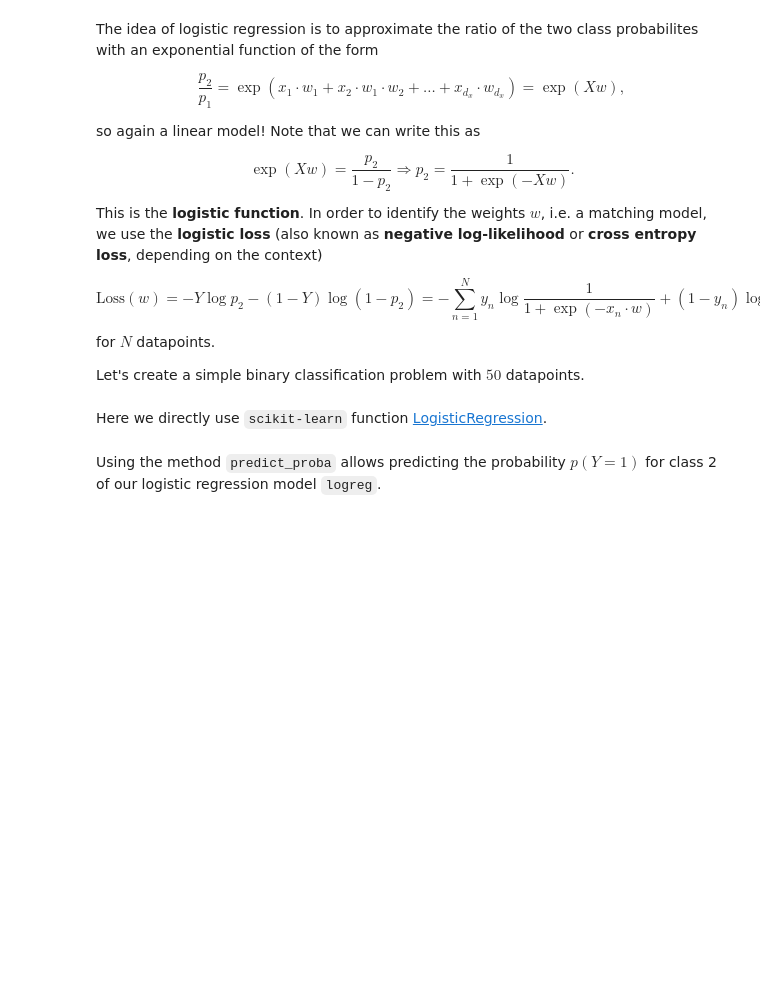
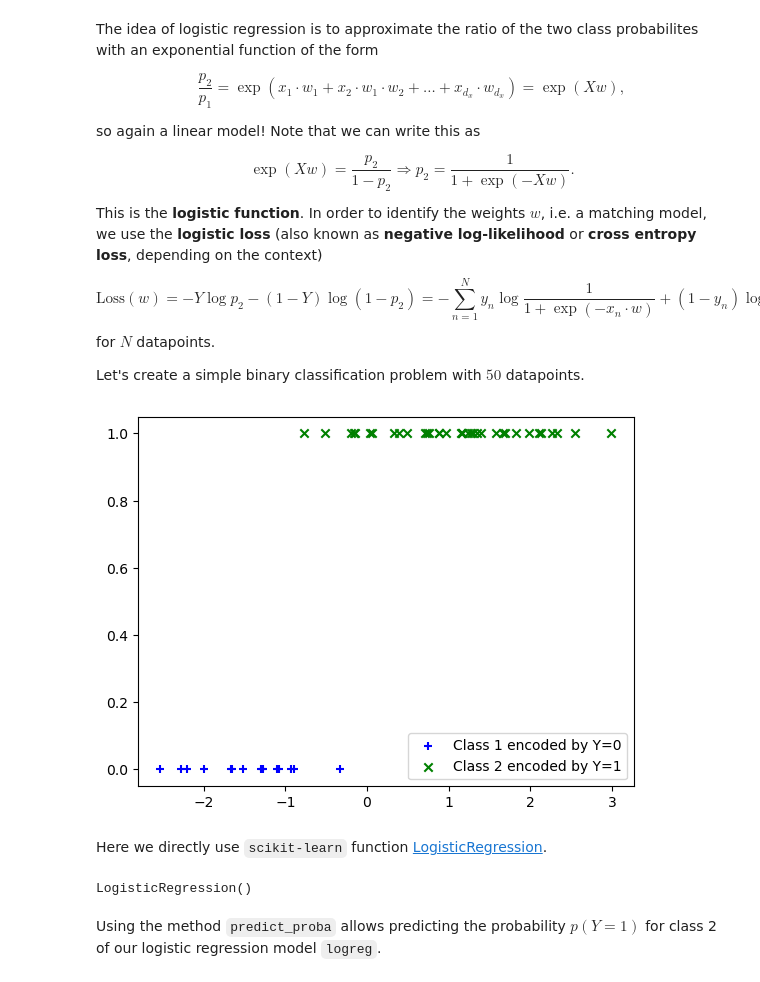
Before and after one commit to samarinm/APML, a Jupyter notebook: Notebooks/2-Regression_and_Classification.ipynb, the cells around one changed output. Cells and saved outputs as stored; diff of their text form; code cells hidden in the pictures; blank space fills up the shorter version.

````diff
--- a/Notebooks/2-Regression_and_Classification.ipynb
+++ b/Notebooks/2-Regression_and_Classification.ipynb
@@ -336,16 +359,23 @@ Let's create a simple binary classification problem with $50$ datapoints.
 # %%
 from sklearn.datasets import make_classification
 
 num_datapoints = 50
 
-X, Y = make_classification(n_samples=num_datapoints, n_features=1, n_informative=1, n_redundant=0,
-                           n_classes=2, n_clusters_per_class=1, weights=[0.3, 0.7],
+X, Y = make_classification(n_samples=num_datapoints,
+                           n_features=1,
+                           n_informative=1,
+                           n_redundant=0,
+                           n_classes=2,
+                           n_clusters_per_class=1,
+                           weights=[0.3, 0.7],
                            random_state=0)
 
 plt.scatter(X[Y == 0], Y[Y == 0], color='blue', marker='+', label='Class 1 encoded by Y=0')
 plt.scatter(X[Y == 1], Y[Y == 1], color='green', marker='x', label='Class 2 encoded by Y=1')
 plt.legend()
 plt.show()
+# %% [output]
+[figure, added]
 # %% [markdown]
 Here we directly use ```scikit-learn``` function [LogisticRegression](https://scikit-learn.org/stable/modules/generated/sklearn.linear_model.LogisticRegression.html).
 # %%
@@ -353,6 +383,8 @@ from sklearn.linear_model import LogisticRegression
 
 logreg = LogisticRegression()
 logreg.fit(X, Y)
+# %% [output]
+LogisticRegression()
 # %% [markdown]
 Using the method ```predict_proba``` allows predicting the probability
 $p(Y=1)$ for class 2 of our logistic regression model ```logreg```.
````
Also changed, not shown: parts of 38 cells of this notebook, 2 other files.
